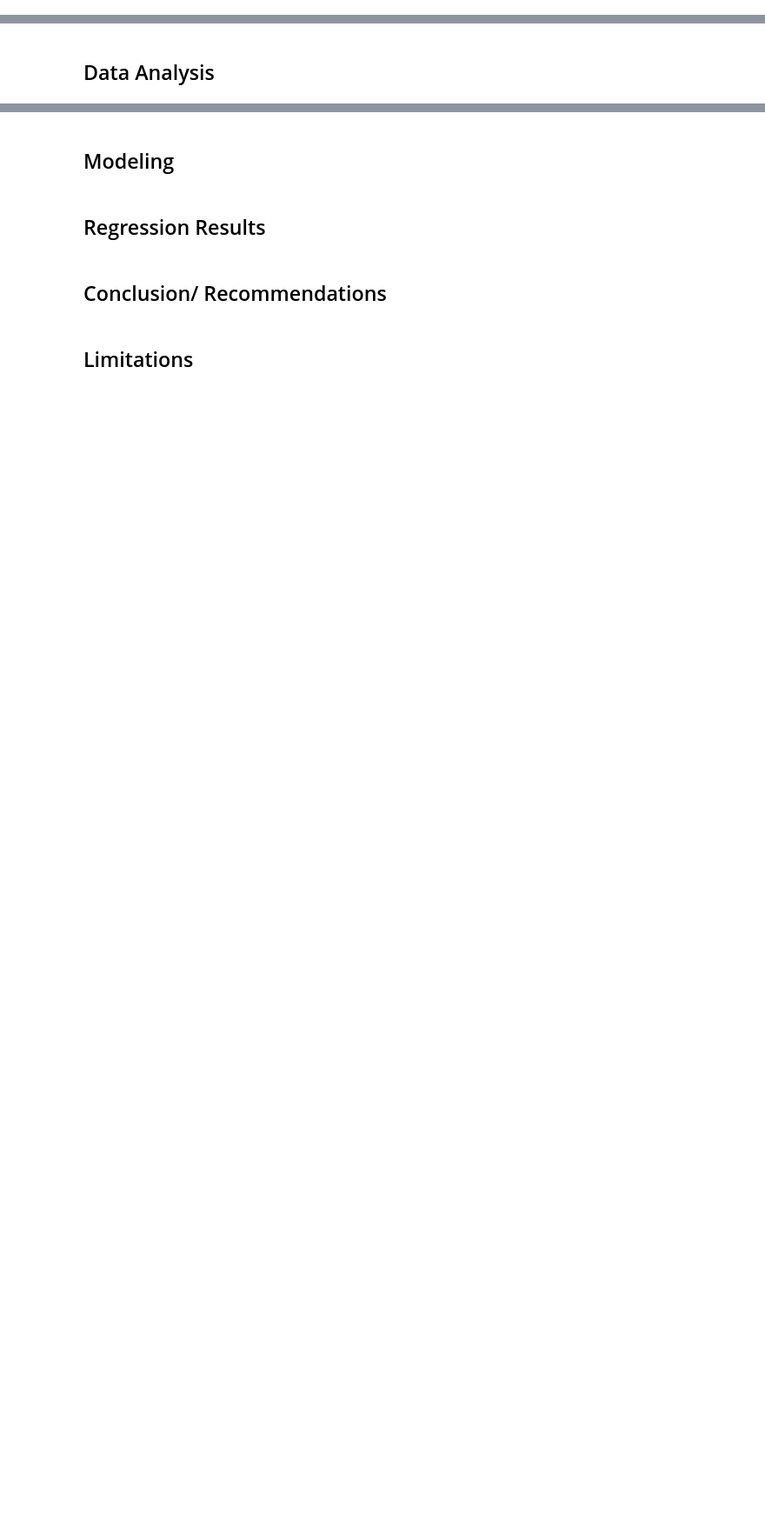
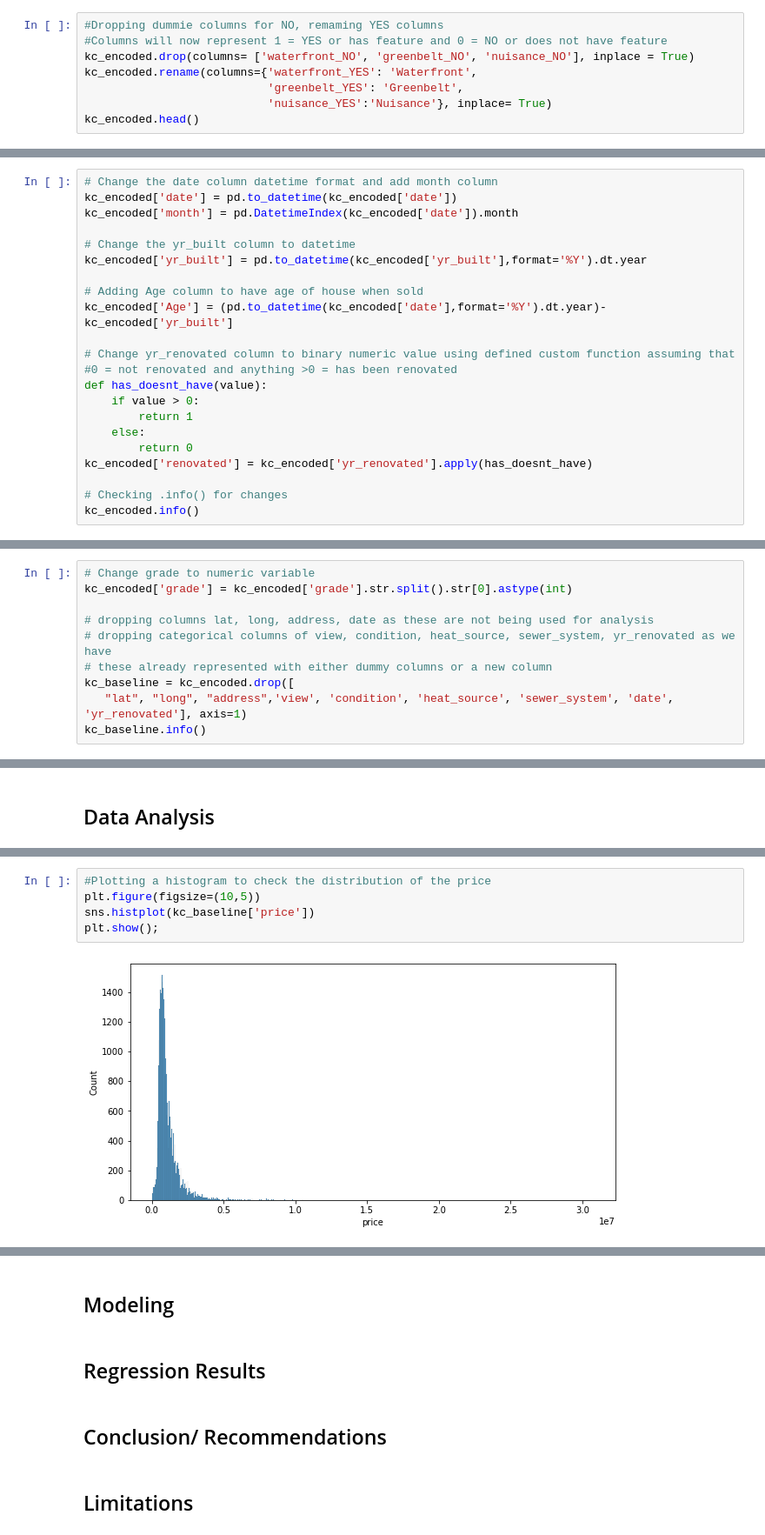
Before and after one commit to ldwilker10/Phase2_Project, a Jupyter notebook: Rough_Draft_Notebook.ipynb, the cells around one changed output, grey strips where cells are left out. Shown at 87% size. Saved outputs shown, nothing was run; the diff lists cells and outputs as text; blank space fills up the shorter version.

```diff
--- a/Rough_Draft_Notebook.ipynb
+++ b/Rough_Draft_Notebook.ipynb
@@ -158,0 +255,8 @@ None
+# %%
+#Dropping dummie columns for NO, remaming YES columns
+#Columns will now represent 1 = YES or has feature and 0 = NO or does not have feature
+kc_encoded.drop(columns= ['waterfront_NO', 'greenbelt_NO', 'nuisance_NO'], inplace = True)
+kc_encoded.rename(columns={'waterfront_YES': 'Waterfront',
+                           'greenbelt_YES': 'Greenbelt',
+                           'nuisance_YES':'Nuisance'}, inplace= True)
+kc_encoded.head()
@@ -158,0 +344,22 @@ None
+# %%
+# Change the date column datetime format and add month column
+kc_encoded['date'] = pd.to_datetime(kc_encoded['date'])
+kc_encoded['month'] = pd.DatetimeIndex(kc_encoded['date']).month
+
+# Change the yr_built column to datetime
+kc_encoded['yr_built'] = pd.to_datetime(kc_encoded['yr_built'],format='%Y').dt.year
+
+# Adding Age column to have age of house when sold
+kc_encoded['Age'] = (pd.to_datetime(kc_encoded['date'],format='%Y').dt.year)- kc_encoded['yr_built']
+
+# Change yr_renovated column to binary numeric value using defined custom function assuming that
+#0 = not renovated and anything >0 = has been renovated
+def has_doesnt_have(value):
+    if value > 0:
+        return 1
+    else:
+        return 0
+kc_encoded['renovated'] = kc_encoded['yr_renovated'].apply(has_doesnt_have)
+
+# Checking .info() for changes
+kc_encoded.info()
@@ -158,0 +384,10 @@ None
+# %%
+# Change grade to numeric variable
+kc_encoded['grade'] = kc_encoded['grade'].str.split().str[0].astype(int)
+
+# dropping columns lat, long, address, date as these are not being used for analysis
+# dropping categorical columns of view, condition, heat_source, sewer_system, yr_renovated as we have
+# these already represented with either dummy columns or a new column
+kc_baseline = kc_encoded.drop([
+   "lat", "long", "address",'view', 'condition', 'heat_source', 'sewer_system', 'date', 'yr_renovated'], axis=1)
+kc_baseline.info()
@@ -262,0 +452,7 @@ As mentioned above we see that sqft_living does seem to have a linear relationsh
+# %%
+#Plotting a histogram to check the distribution of the price
+plt.figure(figsize=(10,5))
+sns.histplot(kc_baseline['price'])
+plt.show();
+# %% [output]
+[figure, added]
```
Also changed, not shown: parts of 64 cells of this notebook.
